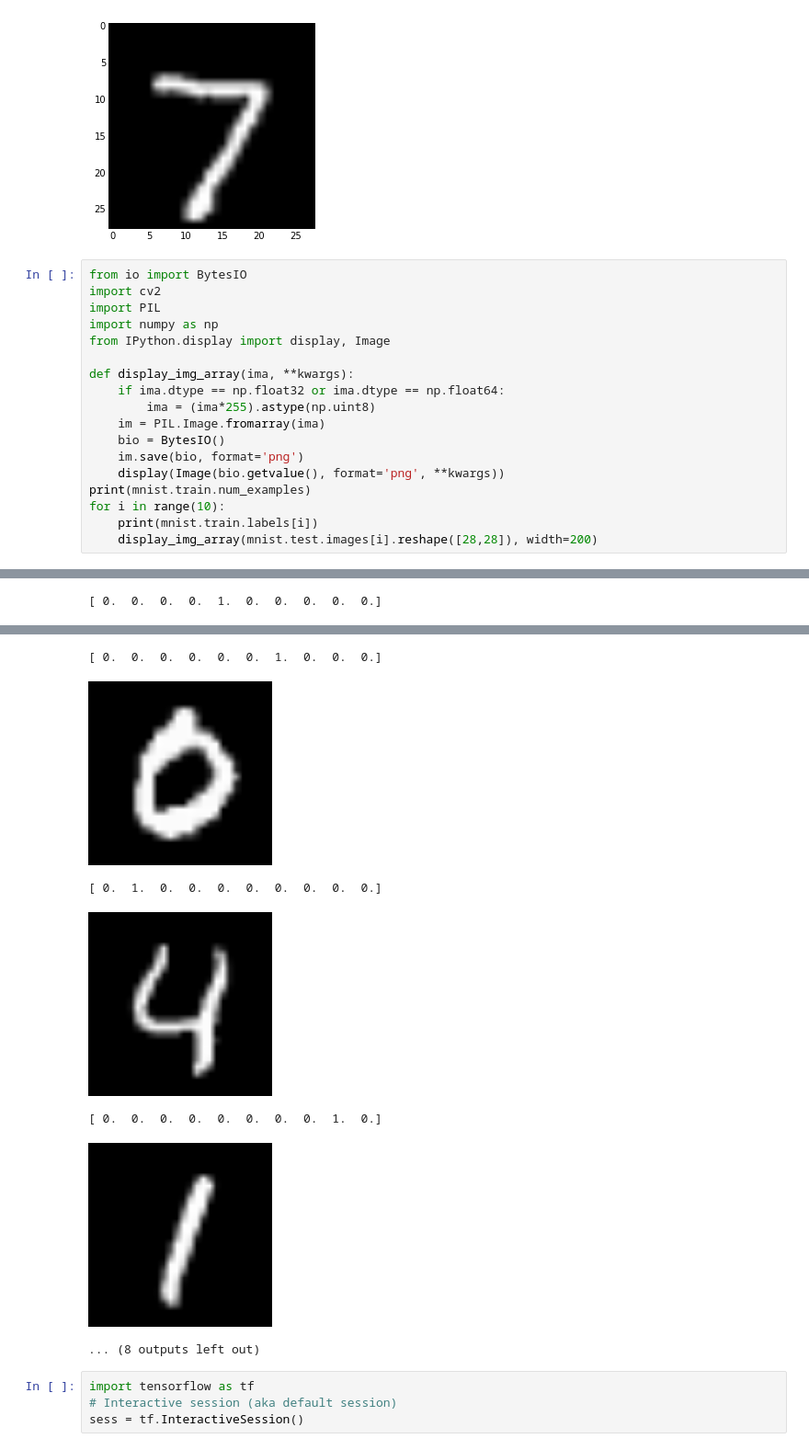
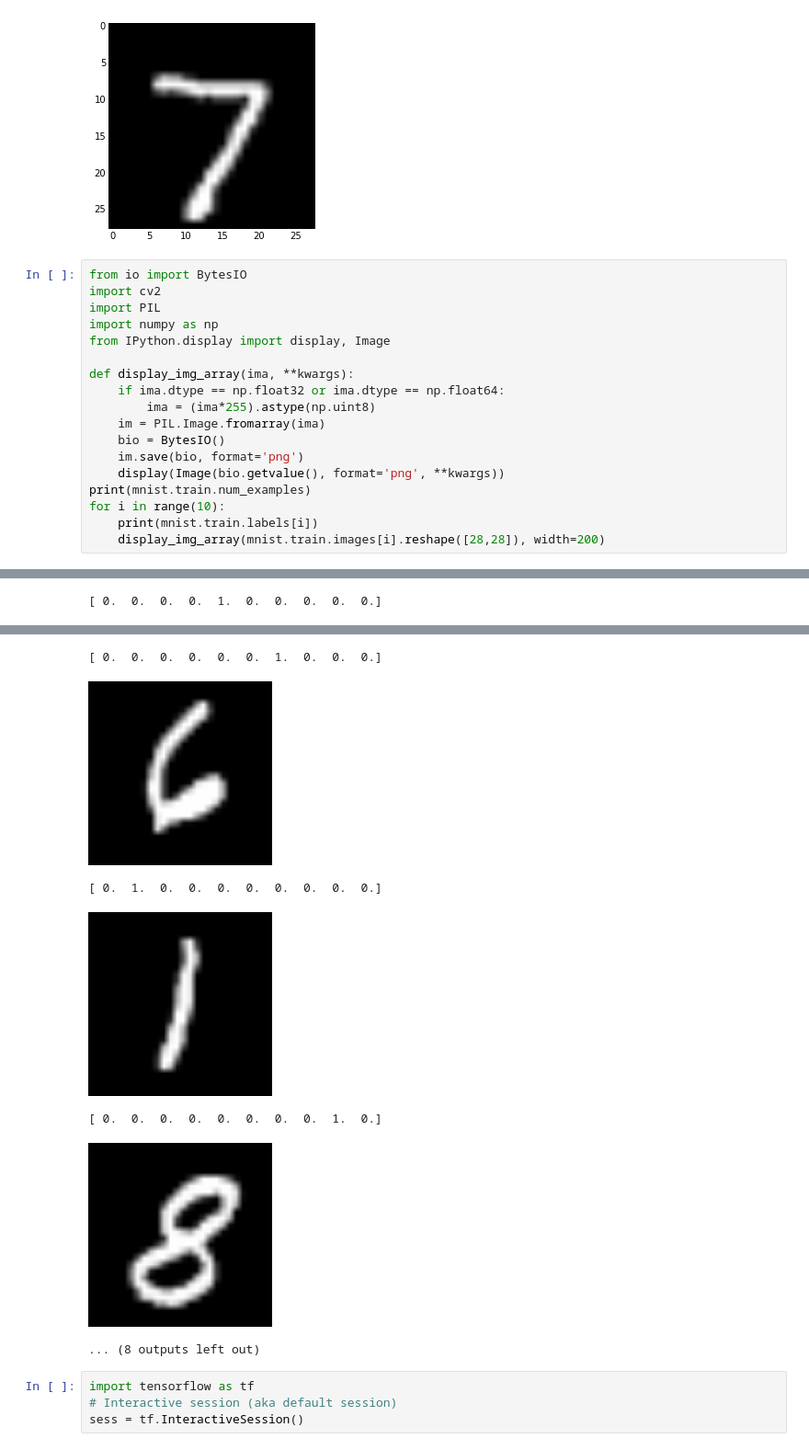
Before and after one commit to tjwei/tf-play, a Jupyter notebook: MNIST.ipynb, the cells around one changed output, grey strips where cells are left out. Shown at 92% size. Saved outputs shown, nothing was run; the diff lists cells and outputs as text.

```diff
--- a/MNIST.ipynb
+++ b/MNIST.ipynb
@@ -220,7 +220,7 @@ def display_img_array(ima, **kwargs):
 print(mnist.train.num_examples)
 for i in range(10):
     print(mnist.train.labels[i])
-    display_img_array(mnist.test.images[i].reshape([28,28]), width=200)
+    display_img_array(mnist.train.images[i].reshape([28,28]), width=200)
 # %% [output]
 55000
 [ 0.  0.  0.  0.  0.  0.  0.  1.  0.  0.]
@@ -232,9 +232,9 @@ for i in range(10):
 [ 0.  0.  0.  0.  0.  0.  1.  0.  0.  0.]
 [figure]
 [ 0.  1.  0.  0.  0.  0.  0.  0.  0.  0.]
-[figure, old version]
+[figure, new version]
 [ 0.  0.  0.  0.  0.  0.  0.  0.  1.  0.]
-[figure, old version]
+[figure, new version]
 ... (8 outputs left out)
 # %%
 import tensorflow as tf
```
Also changed, not shown: parts of 5 cells of this notebook, 1 other file.
